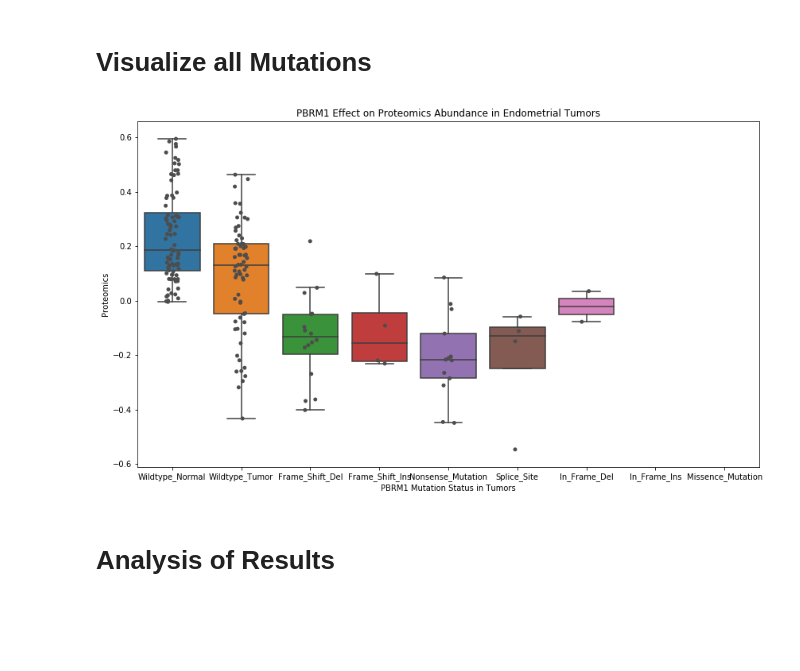
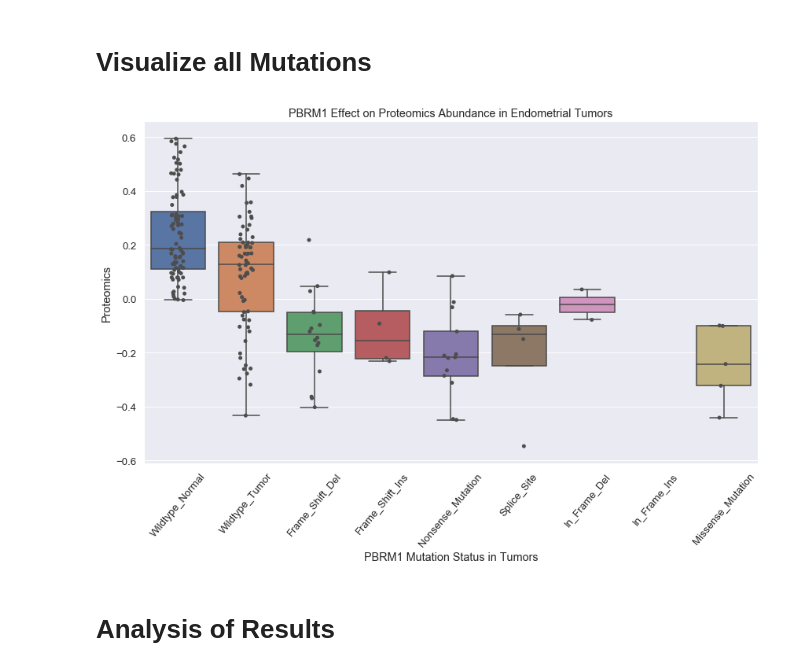
Before and after one commit to PayneLab/WhenMutationsMatter, a Jupyter notebook: Protein Notebooks/Kidney/PBRM1/PBRM1_cis_proteomics.ipynb, the cells around one changed output. Drawn from its saved outputs; the diff is of its cells as text; code cells hidden in the pictures; blank space fills up the shorter version.

```diff
--- a/Protein Notebooks/Kidney/PBRM1/PBRM1_cis_proteomics.ipynb
+++ b/Protein Notebooks/Kidney/PBRM1/PBRM1_cis_proteomics.ipynb
@@ -132,0 +189,16 @@ common_mutations_list
+# %%
+plt.rcParams['figure.figsize']=(8,5)
+sns.set(font_scale = 1.2)
+rc_cis_boxplot = sns.boxplot(data = formatted_mut_fsd,
+                             x = gene+'_Mutation',
+                             y = gene+'_proteomics',
+                             showfliers = False)
+rc_cis_boxplot.set_title(gene + " Mutation effect on "+gene+" Proteomics in Kidney Tumors")
+rc_cis_boxplot = sns.stripplot(data= formatted_mut_fsd,
+                               x = gene+'_Mutation',
+                               y = gene+'_proteomics',
+                               jitter = True, color = ".3")
+rc_cis_boxplot.set(xlabel = gene + " Mutation Status in Tumors", ylabel = "Proteomics")
+plt.show()
+plt.clf()
+plt.close()
@@ -170,0 +288,16 @@ Doing t-test comparison for Nonsense_Mutation vs Wildtype_Tumors
+# %%
+plt.rcParams['figure.figsize']=(8,5)
+sns.set(font_scale = 1.2)
+rc_cis_boxplot = sns.boxplot(data = formatted_mut_miss,
+                             x = gene+'_Mutation',
+                             y = gene+'_proteomics',
+                             showfliers = False)
+rc_cis_boxplot.set_title(gene + " Mutation effect on "+gene+" Proteomics in Kidney Tumors")
+rc_cis_boxplot = sns.stripplot(data= formatted_mut_miss,
+                               x = gene+'_Mutation',
+                               y = gene+'_proteomics',
+                               jitter = True, color = ".3")
+rc_cis_boxplot.set(xlabel = gene + " Mutation Status in Tumors", ylabel = "Proteomics")
+plt.show()
+plt.clf()
+plt.close()
@@ -178,24 +312,27 @@ mutation_prot = rc_object.join_omics_to_mutations(omics_df_name="proteomics", mu
 # %%
 plt.rcParams['figure.figsize']=(14,8)
 rc_cis_boxplot = sns.boxplot(data = mutation_prot,
                              x = gene+'_Mutation',
                              y = gene+'_proteomics',
                              order=['Wildtype_Normal', 'Wildtype_Tumor', 'Frame_Shift_Del',
                                     'Frame_Shift_Ins', 'Nonsense_Mutation', 'Splice_Site',
-                                    'In_Frame_Del', 'In_Frame_Ins', 'Missence_Mutation'],
+                                    'In_Frame_Del', 'In_Frame_Ins', 'Missense_Mutation'],
                              showfliers = False)
 rc_cis_boxplot.set_title(gene + " Effect on Proteomics Abundance in Endometrial Tumors")
 rc_cis_boxplot = sns.stripplot(data= mutation_prot,
                                x = gene+'_Mutation',
                                y = gene+'_proteomics',
                                order=['Wildtype_Normal', 'Wildtype_Tumor', 'Frame_Shift_Del',
                                     'Frame_Shift_Ins', 'Nonsense_Mutation', 'Splice_Site',
-                                    'In_Frame_Del', 'In_Frame_Ins', 'Missence_Mutation'],
+                                    'In_Frame_Del', 'In_Frame_Ins', 'Missense_Mutation'],
                                jitter = True, color = ".3")
 rc_cis_boxplot.set(xlabel = gene + " Mutation Status in Tumors", ylabel = "Proteomics")
+rc_cis_boxplot.set_xticklabels(rc_cis_boxplot.get_xticklabels(),rotation = 50)
 plt.show()
+plt.clf()
+plt.close()
 # %% [output]
-[figure, old version]
+[figure, new version]
 # %% [markdown]
 # Analysis of Results
 # %% [markdown]
```
Also changed, not shown: parts of 21 cells of this notebook, 4 other files.
